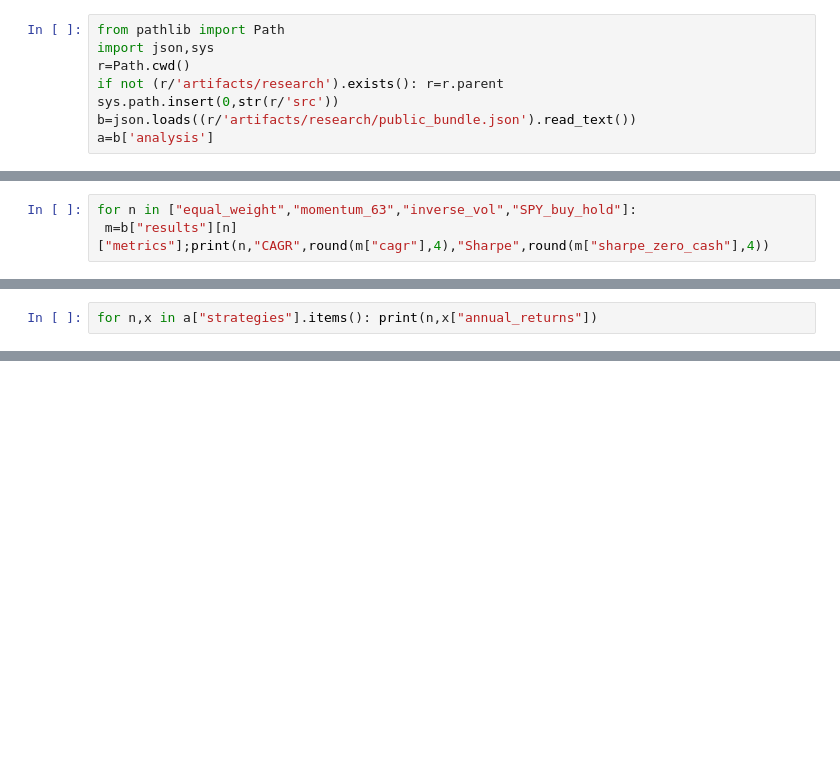
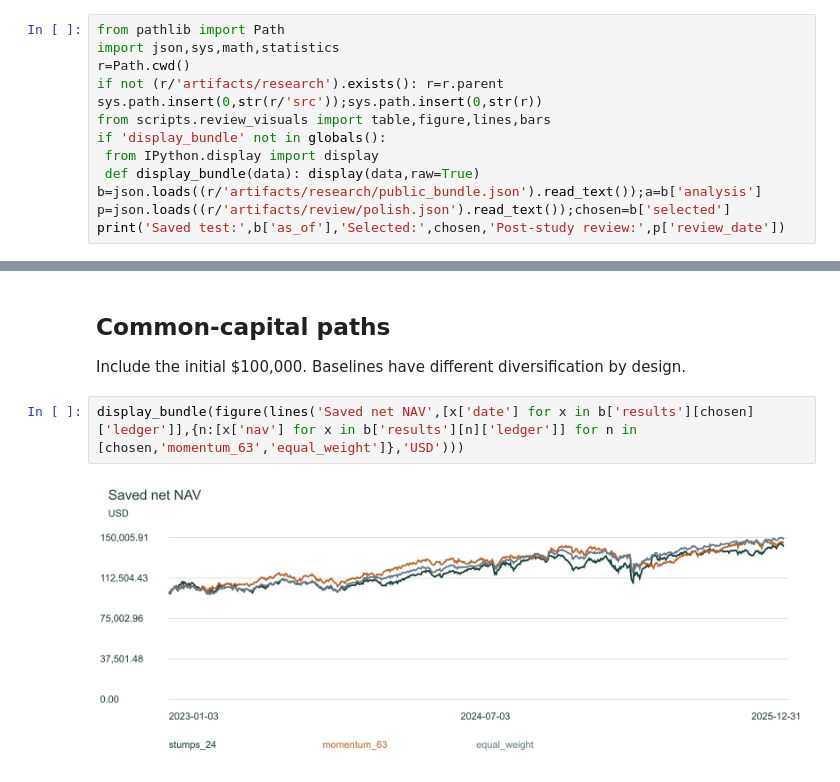
Before and after one commit to thvh2006/systematic-equity-ml-research, a Jupyter notebook: notebooks/03_baseline_strategy_research.ipynb, the cells around one changed output, grey strips where cells are left out. Drawn from its saved outputs; the diff is of its cells as text; blank space fills up the shorter version.

```diff
--- a/notebooks/03_baseline_strategy_research.ipynb
+++ b/notebooks/03_baseline_strategy_research.ipynb
@@ -4,8 +7,13 @@ Saved retrospective research. No training or held-out reselection. Run from the
 # %%
 from pathlib import Path
-import json,sys
+import json,sys,math,statistics
 r=Path.cwd()
 if not (r/'artifacts/research').exists(): r=r.parent
-sys.path.insert(0,str(r/'src'))
-b=json.loads((r/'artifacts/research/public_bundle.json').read_text())
-a=b['analysis']
+sys.path.insert(0,str(r/'src'));sys.path.insert(0,str(r))
+from scripts.review_visuals import table,figure,lines,bars
+if 'display_bundle' not in globals():
+ from IPython.display import display
+ def display_bundle(data): display(data,raw=True)
+b=json.loads((r/'artifacts/research/public_bundle.json').read_text());a=b['analysis']
+p=json.loads((r/'artifacts/review/polish.json').read_text());chosen=b['selected']
+print('Saved test:',b['as_of'],'Selected:',chosen,'Post-study review:',p['review_date'])
@@ -14,3 +21,0 @@ a=b['analysis']
-# %%
-for n in ["equal_weight","momentum_63","inverse_vol","SPY_buy_hold"]:
- m=b["results"][n]["metrics"];print(n,"CAGR",round(m["cagr"],4),"Sharpe",round(m["sharpe_zero_cash"],4))
@@ -24,2 +21,0 @@ SPY_buy_hold CAGR 0.2239 Sharpe 1.4179
-# %%
-for n,x in a["strategies"].items(): print(n,x["annual_returns"])
@@ -31,0 +35,8 @@ SPY_buy_hold {'2023': 0.2530922466318988, '2024': 0.2444920594022304, '2025': 0.
+# %% [markdown]
+## Common-capital paths
+
+Include the initial \$100,000. Baselines have different diversification by design.
+# %%
+display_bundle(figure(lines('Saved net NAV',[x['date'] for x in b['results'][chosen]['ledger']],{n:[x['nav'] for x in b['results'][n]['ledger']] for n in [chosen,'momentum_63','equal_weight']},'USD')))
+# %% [output]
+[figure, added]
```
Also changed, not shown: parts of 12 cells of this notebook, 42 other files.
